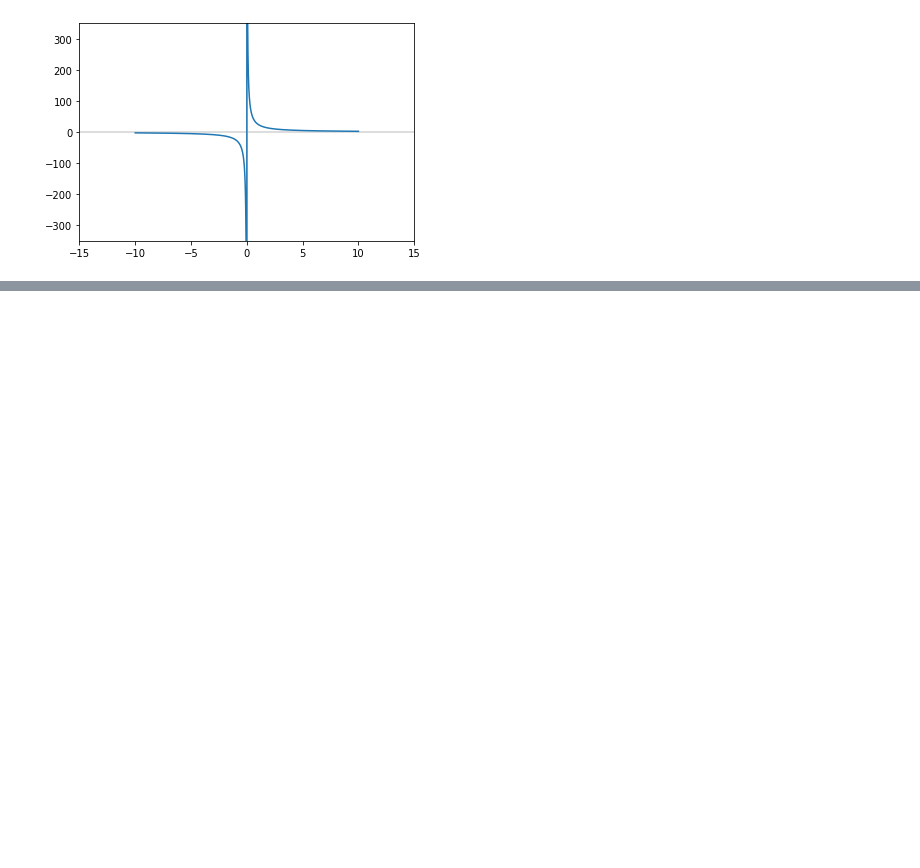
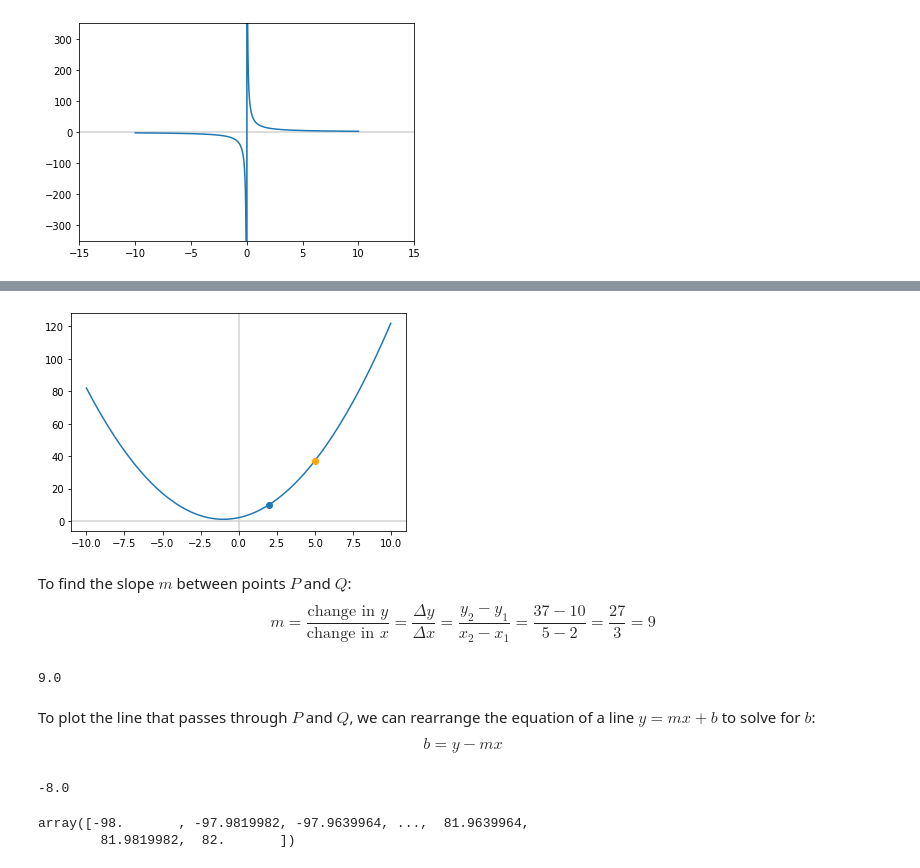
Before and after one commit to irawan09/Machine_Learning, a Jupyter notebook: Mathematical Foundations of ML/3 - Calculus I.ipynb, the cells around one changed output, grey strips where cells are left out. Saved outputs shown, nothing was run; the diff lists cells and outputs as text; code cells hidden in the pictures; blank space fills up the shorter version.

```diff
--- a/Mathematical Foundations of ML/3 - Calculus I.ipynb
+++ b/Mathematical Foundations of ML/3 - Calculus I.ipynb
@@ -327,0 +367,31 @@ _ = ax.plot(x, y_fn4)
+# %%
+fig, ax = plt.subplots()
+plt.axvline(x=0, color='lightgray')
+plt.axhline(y=0, color='lightgray')
+plt.scatter(2, 10)
+plt.scatter(5, 37, c = 'orange', zorder=3)
+_ = ax.plot(x,y)
+# %% [output]
+[figure, added]
+# %% [markdown]
+To find the slope $m$ between points $P$ and $Q$:
+$$m = \frac{\text{change in }y}{\text{change in }x} = \frac{\Delta y}{\Delta x} = \frac{y_2 - y_1}{x_2 - x_1} = \frac{37-10}{5-2} = \frac{27}{3} = 9$$
+# %%
+m = (37-10)/(5-2)
+m
+# %% [output]
+9.0
+# %% [markdown]
+To plot the line that passes through $P$ and $Q$, we can rearrange the equation of a line $y = mx + b$ to solve for $b$:
+$$b = y - mx$$
+# %%
+b = 37 - m*5
+b
+# %% [output]
+-8.0
+# %%
+line_y = m*x + b
+line_y
+# %% [output]
+array([-98.       , -97.9819982, -97.9639964, ...,  81.9639964,
+        81.9819982,  82.       ])
```
Also changed, not shown: parts of 25 cells of this notebook.
